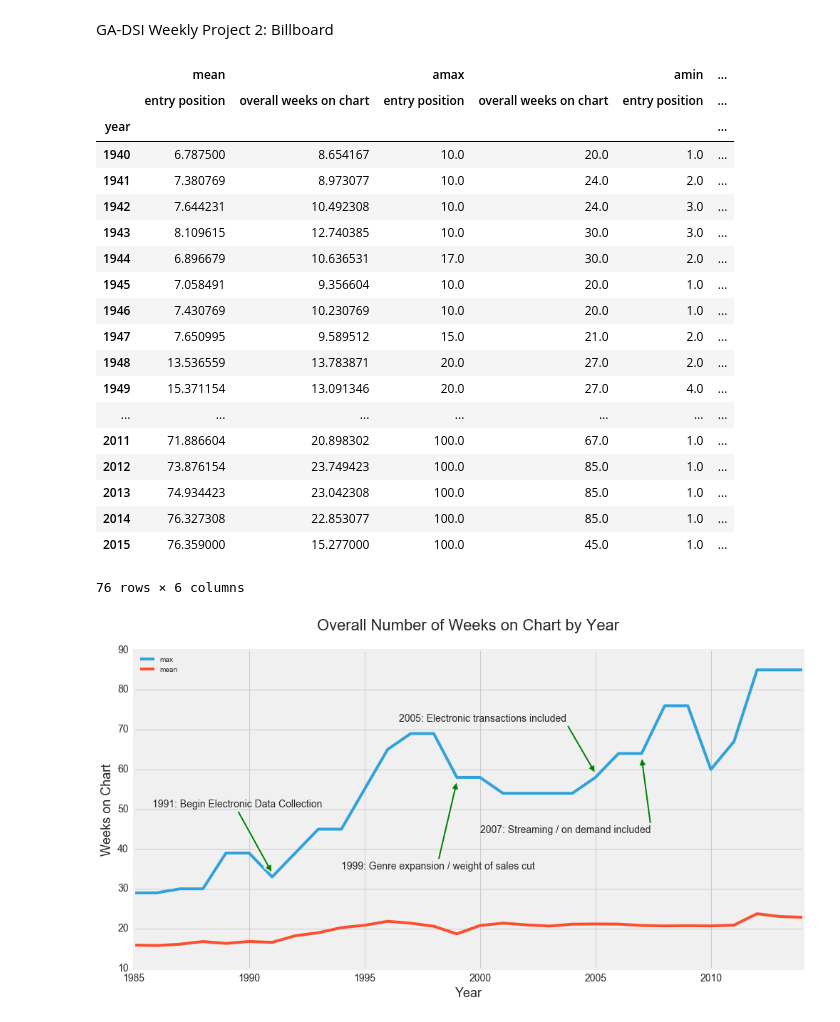
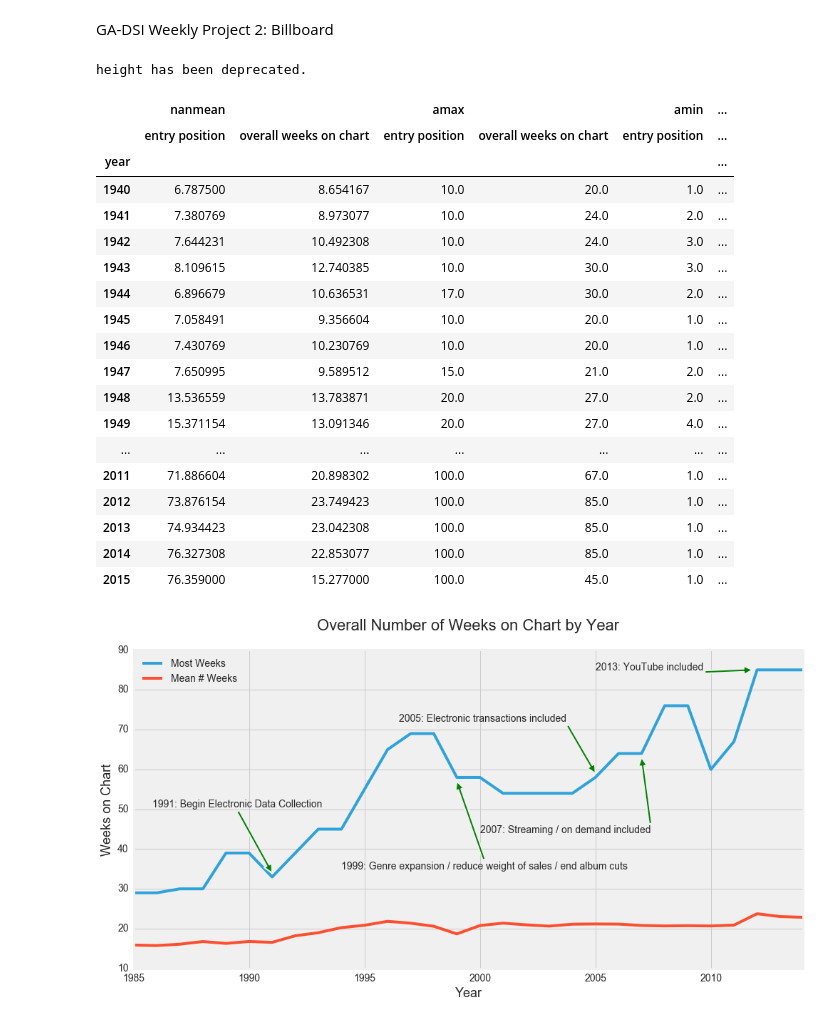
Before and after one commit to tsavolion/GA-DSI-1, a Jupyter notebook: projects/projects-weekly/project-02/Billboard 2.ipynb, the cells around one changed output. Saved outputs shown, nothing was run; the diff lists cells and outputs as text; code cells hidden in the pictures.

```diff
--- a/projects/projects-weekly/project-02/Billboard 2.ipynb
+++ b/projects/projects-weekly/project-02/Billboard 2.ipynb
@@ -14,7 +14,8 @@ import csv
 BB = []
 
 # parsing | delimiter
-f = open("/Users/EKandTower/Dropbox/GA-DSI/all_billboard_data.txt", "rb")
+f = open("/Users/EKandTower/ajbentley.github.io/data/GA-DSI/Project-2_BB/all_billboard_data.txt", "rb")
+
 readerpipe = csv.reader(f, delimiter = "|")
 for row in readerpipe:
     BB.append(row)
@@ -45,12 +46,15 @@ df[['entry position', 'overall weeks on chart']] = df[['entry position', 'overal
 # %%
 # create a pivot table with stats I am most interested in
 BB_pivot = pd.pivot_table(df, index=['year'][:30], values=['overall weeks on chart','entry position'],\
-               aggfunc=[np.mean, np.max, np.min])
+               aggfunc=[np.nanmean, np.max, np.min])
 
+pd.set_option('display.height', 500)
+pd.set_option('display.max_rows', 500)
 
 BB_pivot
 # %% [output]
+height has been deprecated.
-|  | mean |  | amax |  | amin | ... |
+|  | nanmean |  | amax |  | amin | ... |
 |  | entry position | overall weeks on chart | entry position | overall weeks on chart | entry position | ... |
 | year |  |  |  |  |  | ... |
 | 1940 | 6.787500 | 8.654167 | 10.0 | 20.0 | 1.0 | ... |
@@ -69,39 +73,41 @@ BB_pivot
 | 2013 | 74.934423 | 23.042308 | 100.0 | 85.0 | 1.0 | ... |
 | 2014 | 76.327308 | 22.853077 | 100.0 | 85.0 | 1.0 | ... |
 | 2015 | 76.359000 | 15.277000 | 100.0 | 45.0 | 1.0 | ... |
-76 rows × 6 columns
 # %%
 import seaborn as sns
 import matplotlib.pyplot as plt
 plt.style.use('fivethirtyeight')
 %matplotlib inline
 
 
 # create line graph for max and mean overall number of weeks on the chart
 # min excluded--no value. Years prior to 1985 excluded.
-WoCstats= df.groupby('year')['overall weeks on chart'].agg([max, np.mean]);
+WoCstats= df.groupby('year')['overall weeks on chart'].agg([max, np.nanmean]);
 
 WoCstats.iloc[45:75].plot(figsize=(15,8), fontsize=14).set_title('Overall Number of Weeks on Chart by Year',\
     fontsize=22, y=1.05)
 plt.xlabel('Year', fontsize=18)
 plt.ylabel('Weeks on Chart', fontsize=18)
+plt.legend(['Most Weeks','Mean # Weeks'], loc=0, fontsize=14)
+
 
 # added annotation to make it easier to see when the methodology changes were made and how they impacted the data
 plt.annotate('1991: Begin Electronic Data Collection', fontsize=14, xy=(6, 34), xytext=(.8, 50.5),
              arrowprops=dict(facecolor='g', linewidth=2.0))
 
-plt.annotate('1999: Genre expansion / weight of sales cut', fontsize=14, xy=(14, 57), xytext=(9, 35),
+plt.annotate('1999: Genre expansion / reduce weight of sales / end album cuts', fontsize=14, xy=(14, 57), xytext=(9, 35),
              arrowprops=dict(facecolor='g', linewidth=2.0))
 
 plt.annotate('2005: Electronic transactions included', fontsize=14, xy=(20, 59), xytext=(11.5, 72),
              arrowprops=dict(facecolor='g', linewidth=2.0))
 
 plt.annotate('2007: Streaming / on demand included', fontsize=14, xy=(22, 63), xytext=(15, 44),
              arrowprops=dict(facecolor='g', linewidth=2.0));
 
-# .savefig('/Users/EKandTower/Dropbox/GA-DSI/WeeksOnChart.jpg')
+plt.annotate('2013: YouTube included', fontsize=14, xy=(26.8, 85), xytext=(20, 85),
+             arrowprops=dict(facecolor='g', linewidth=2.0));
 # %% [output]
-[figure, old version]
+[figure, new version]
 # %%
 # create line graph for max, min, and mean entry position on the chart
 # Min excluded--no value. Years prior to 1985 excluded.
```
Also changed, not shown: parts of 2 cells of this notebook.
